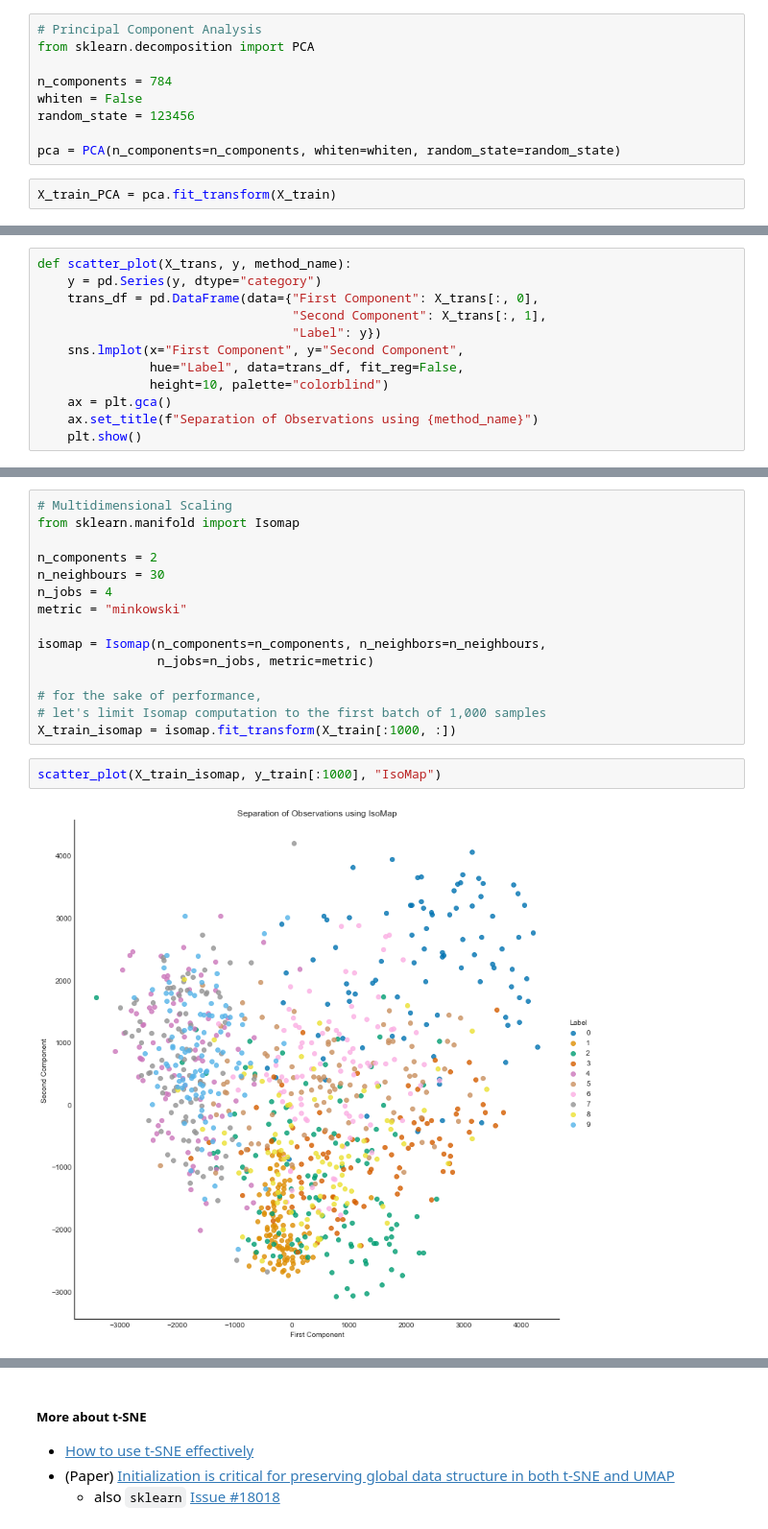
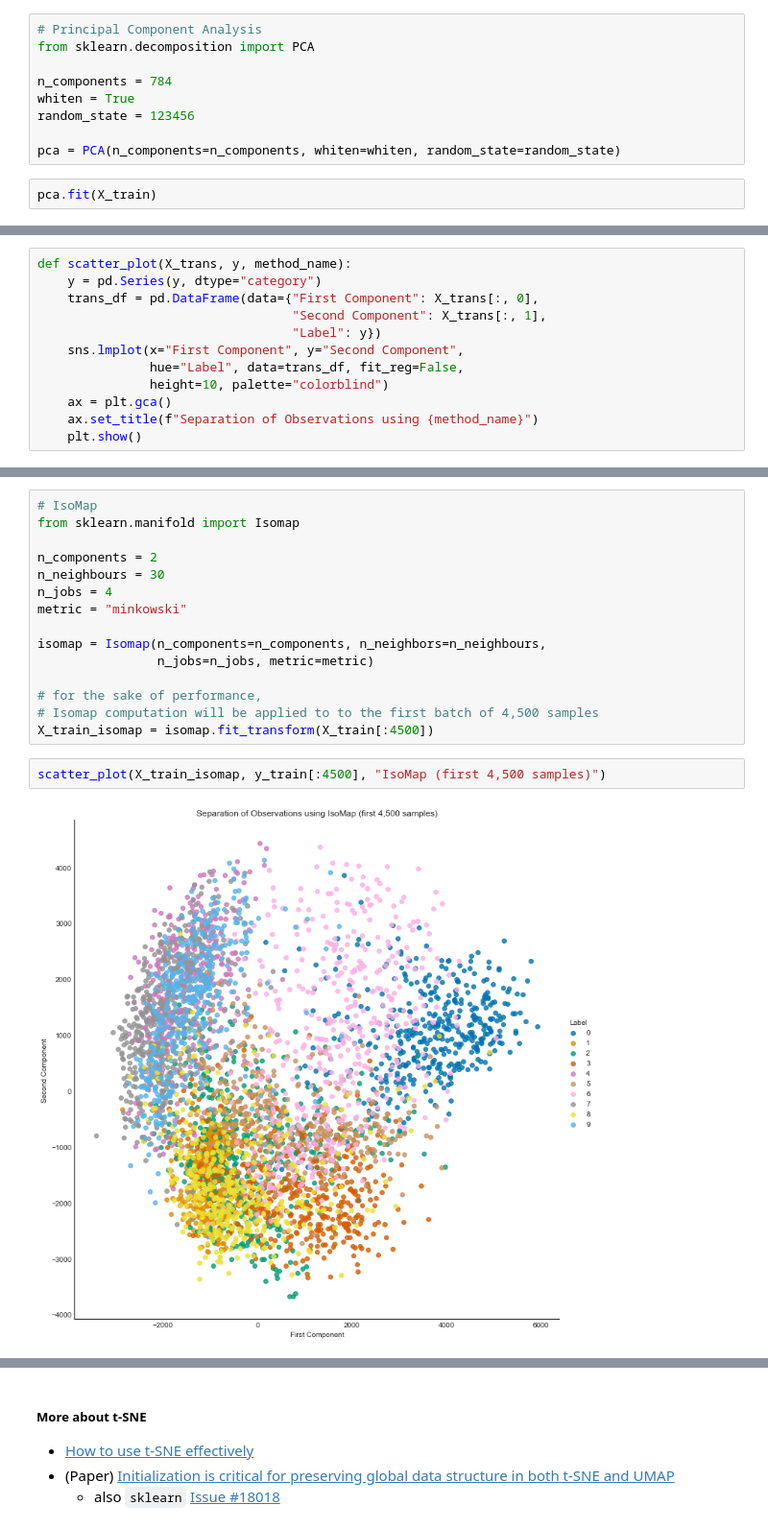
Before and after one commit to leriomaggio/deep-unsupervised-learning, a Jupyter notebook: 3_Dimensionality_Reduction/1 From PCA to UMAP.ipynb, the cells around one changed output, grey strips where cells are left out. Shown at 96% size. Drawn from its saved outputs; the diff is of its cells as text.

```diff
--- a/3_Dimensionality_Reduction/1 From PCA to UMAP.ipynb
+++ b/3_Dimensionality_Reduction/1 From PCA to UMAP.ipynb
@@ -394,9 +422,9 @@ Now, let’s apply PCA to the MNIST digits dataset and see how well PCA captures
 from sklearn.decomposition import PCA
 
 n_components = 784
-whiten = False
+whiten = True
 random_state = 123456
 
 pca = PCA(n_components=n_components, whiten=whiten, random_state=random_state)
-# %%
-X_train_PCA = pca.fit_transform(X_train)
+# %%
+pca.fit(X_train)
@@ -517,7 +564,7 @@ Isomap defines the geodesic distance to be the sum of edge weights along the sho
 
 <span class="fn"><i>Source:</i> [Wikipedia Isomap](https://en.wikipedia.org/wiki/Isomap)</span>
 # %%
-# Multidimensional Scaling
+# IsoMap
 from sklearn.manifold import Isomap
 
 n_components = 2
@@ -529,10 +576,10 @@ isomap = Isomap(n_components=n_components, n_neighbors=n_neighbours,
                 n_jobs=n_jobs, metric=metric)
 
 # for the sake of performance,
-# let's limit Isomap computation to the first batch of 1,000 samples
-X_train_isomap = isomap.fit_transform(X_train[:1000, :])
+# Isomap computation will be applied to to the first batch of 4,500 samples
+X_train_isomap = isomap.fit_transform(X_train[:4500])
 # %%
-scatter_plot(X_train_isomap, y_train[:1000], "IsoMap")
+scatter_plot(X_train_isomap, y_train[:4500], "IsoMap (first 4,500 samples)")
 # %% [output]
-[figure, old version]
+[figure, new version]
 # %% [markdown]
```
Also changed, not shown: parts of 66 cells of this notebook.
